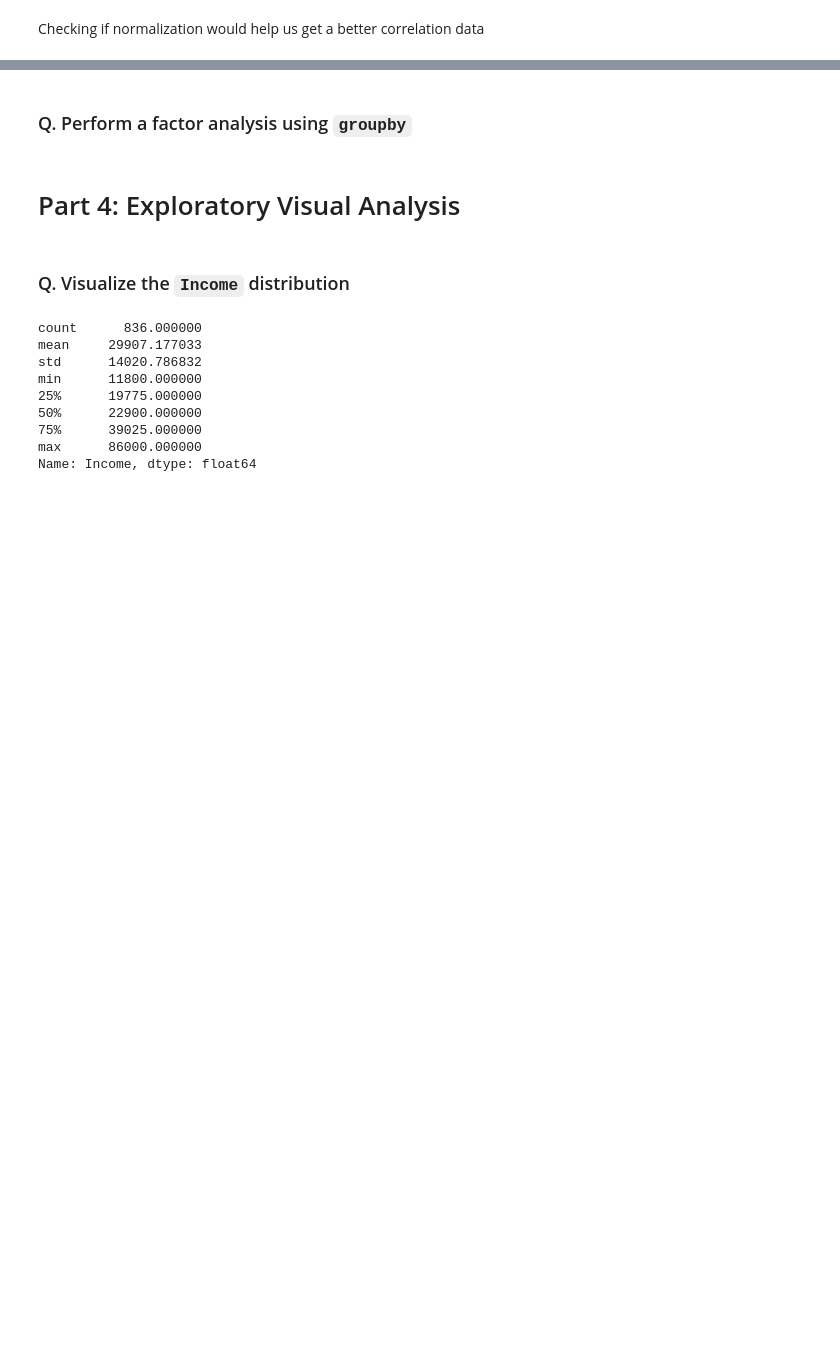
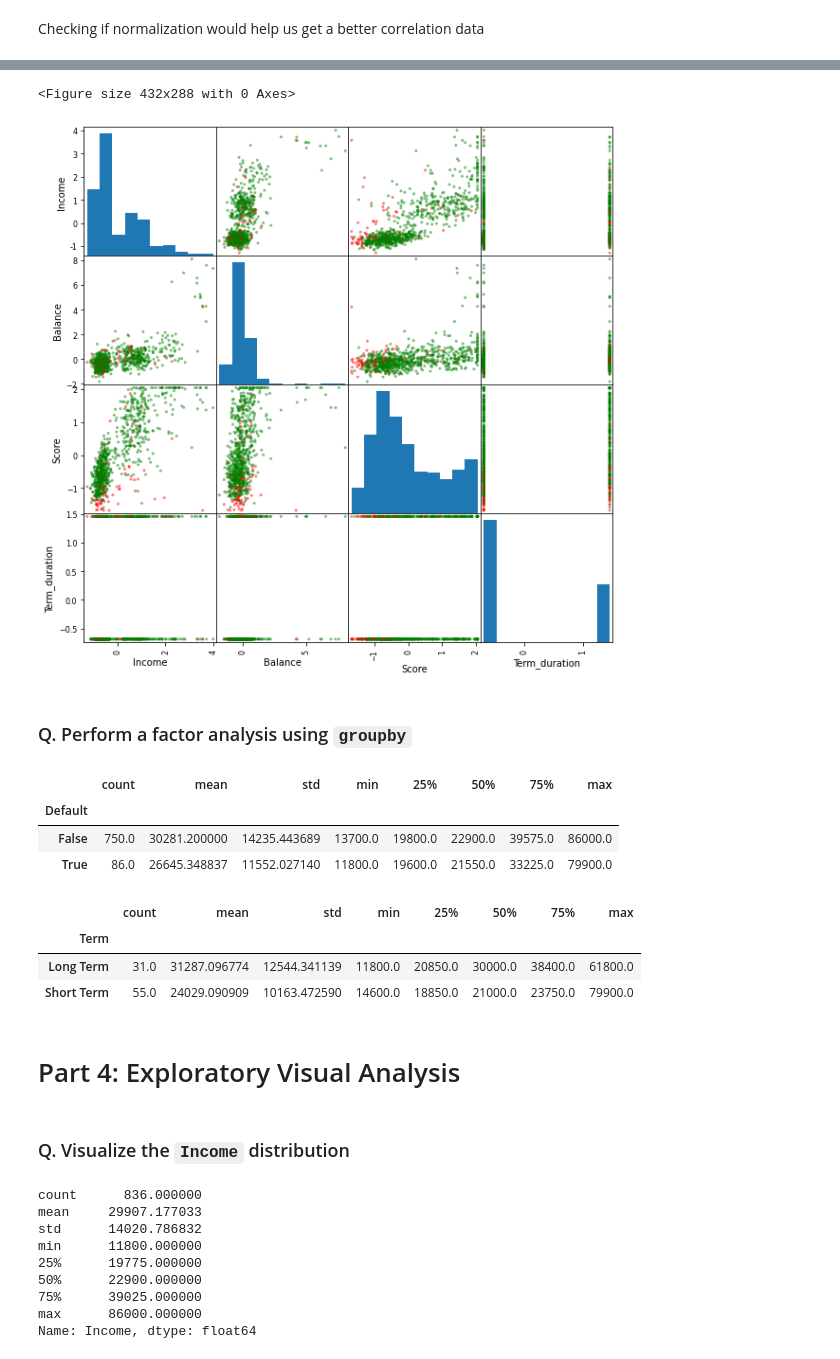
Before and after one commit to pranesh313/diamler_17_jan, a Jupyter notebook: 10_LoanRisk.ipynb, the cells around one changed output, grey strips where cells are left out. Saved outputs shown, nothing was run; the diff lists cells and outputs as text; code cells hidden in the pictures; blank space fills up the shorter version.

```diff
--- a/10_LoanRisk.ipynb
+++ b/10_LoanRisk.ipynb
@@ -131,0 +130,3 @@ Checking if normalization would help us get a better correlation data
+# %%
+stats = small_data_set.describe().T
+stats
@@ -132,2 +139,13 @@ Checking if normalization would help us get a better correlation data
+# %%
+norm_data = (small_data_set - stats['mean'])/stats['std']
+# %%
+#Visualize this now with the z-scored data
+
+plt.figure()
+sm= pd.plotting.scatter_matrix(norm_data,c=def_encoded,figsize=(10,10))
+plt.show()
+# %% [output]
+<Figure size 432x288 with 0 Axes>
+[figure, added]
 # %% [markdown]
 ### Q. Perform a factor analysis using `groupby`
@@ -134,3 +156,18 @@ Checking if normalization would help us get a better correlation data
+# %%
+newdataset.groupby('Default')['Income'].describe()
+# %% [output]
+|  | count | mean | std | min | 25% | 50% | 75% | max |
+| Default |  |  |  |  |  |  |  |  |
+| False | 750.0 | 30281.200000 | 14235.443689 | 13700.0 | 19800.0 | 22900.0 | 39575.0 | 86000.0 |
+| True | 86.0 | 26645.348837 | 11552.027140 | 11800.0 | 19600.0 | 21550.0 | 33225.0 | 79900.0 |
+# %%
+truedataset = newdataset[newdataset['Default'] == True]
+truedataset.groupby('Term')['Income'].describe()
+# %% [output]
+|  | count | mean | std | min | 25% | 50% | 75% | max |
+| Term |  |  |  |  |  |  |  |  |
+| Long Term | 31.0 | 31287.096774 | 12544.341139 | 11800.0 | 20850.0 | 30000.0 | 38400.0 | 61800.0 |
+| Short Term | 55.0 | 24029.090909 | 10163.472590 | 14600.0 | 18850.0 | 21000.0 | 23750.0 | 79900.0 |
 # %% [markdown]
 # Part 4: Exploratory Visual Analysis
 # %% [markdown]
```
Also changed, not shown: parts of 5 cells of this notebook.
